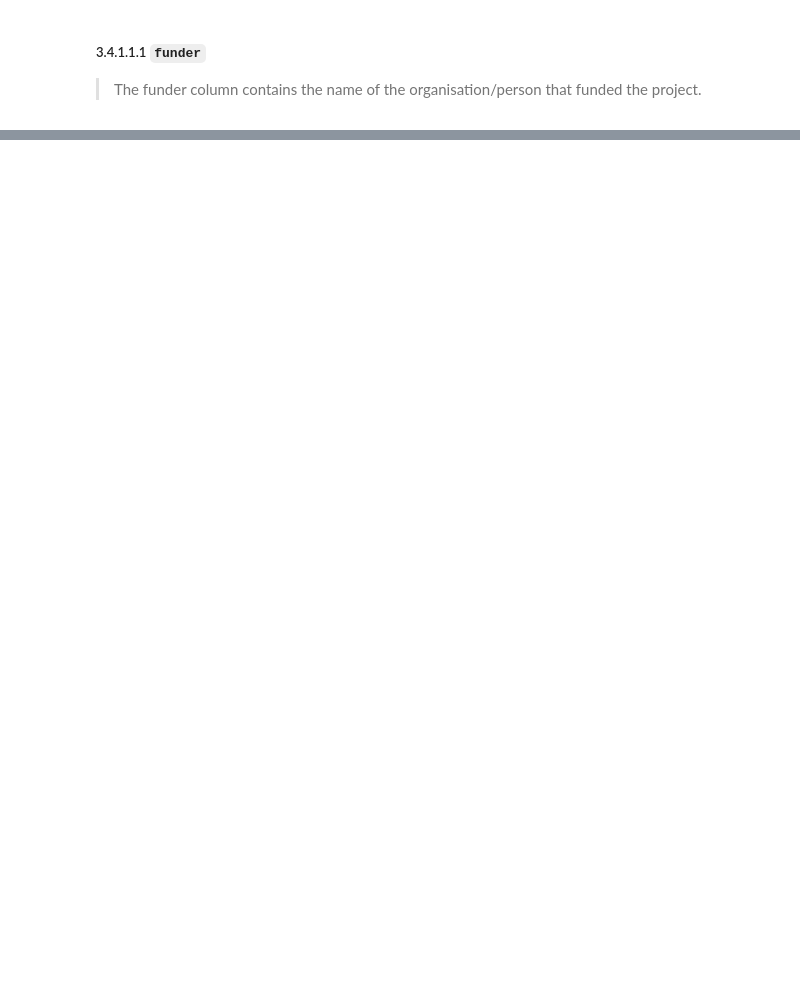
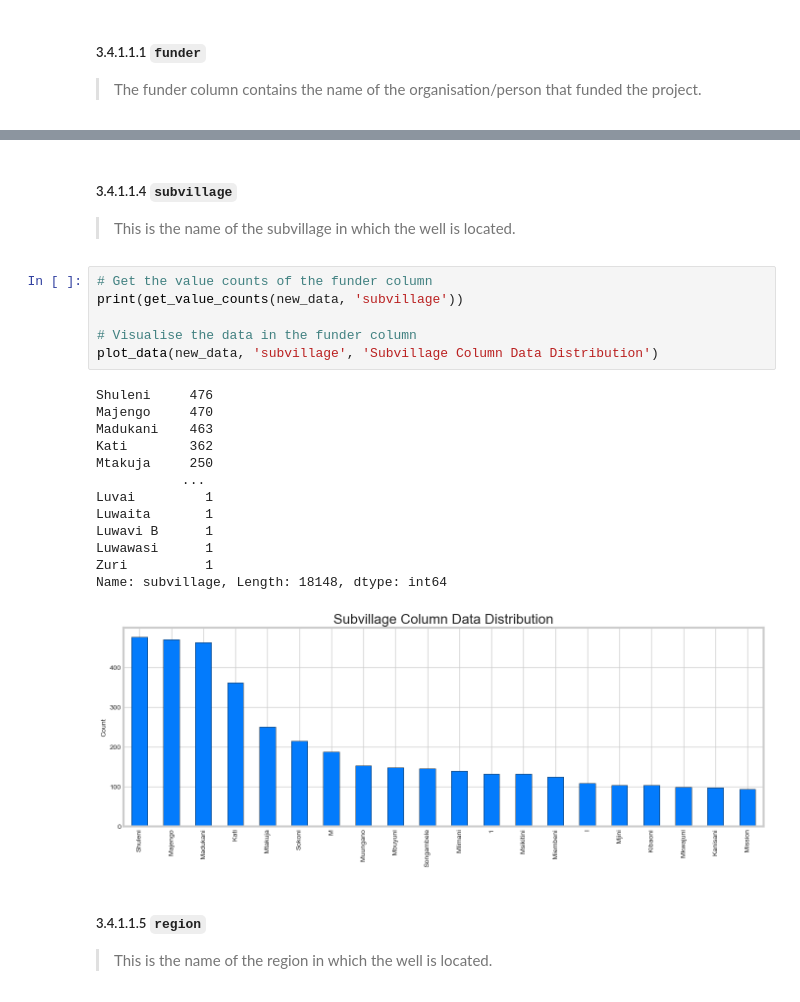
Before and after one commit to femikamau/Tanzanian-Water-Wells-Prediction, a Jupyter notebook: index.ipynb, the cells around one changed output, grey strips where cells are left out. Cells and saved outputs as stored; diff of their text form; blank space fills up the shorter version.

```diff
--- a/index.ipynb
+++ b/index.ipynb
@@ -1143,0 +1191,26 @@ plot_data(new_data, 'funder', 'Funder Column Data Distribution')
+# %% [markdown]
+##### 3.4.1.1.4 `subvillage`
+> This is the name of the subvillage in which the well is located.
+# %%
+# Get the value counts of the funder column
+print(get_value_counts(new_data, 'subvillage'))
+
+# Visualise the data in the funder column
+plot_data(new_data, 'subvillage', 'Subvillage Column Data Distribution')
+# %% [output]
+Shuleni     476
+Majengo     470
+Madukani    463
+Kati        362
+Mtakuja     250
+           ...
+Luvai         1
+Luwaita       1
+Luwavi B      1
+Luwawasi      1
+Zuri          1
+Name: subvillage, Length: 18148, dtype: int64
+[figure, added]
+# %% [markdown]
+##### 3.4.1.1.5 `region`
+> This is the name of the region in which the well is located.
```
Also changed, not shown: parts of 56 cells of this notebook, 1 other file.
